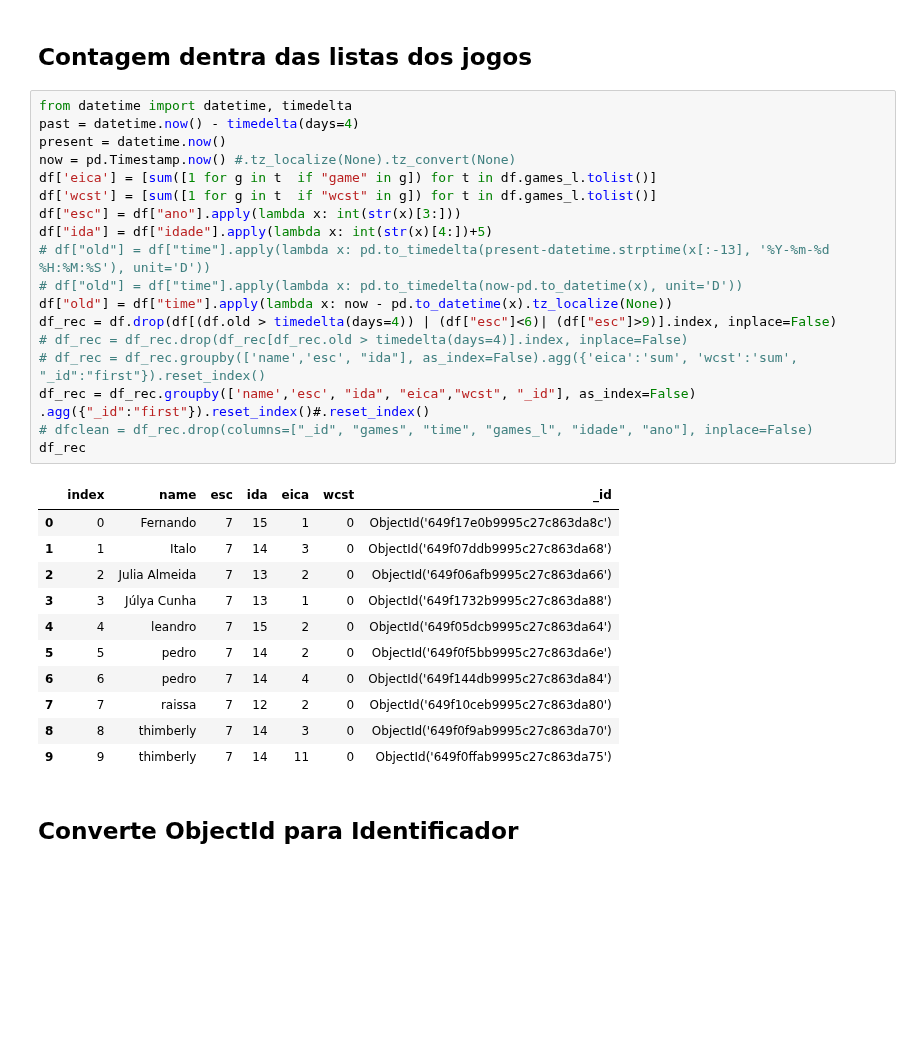
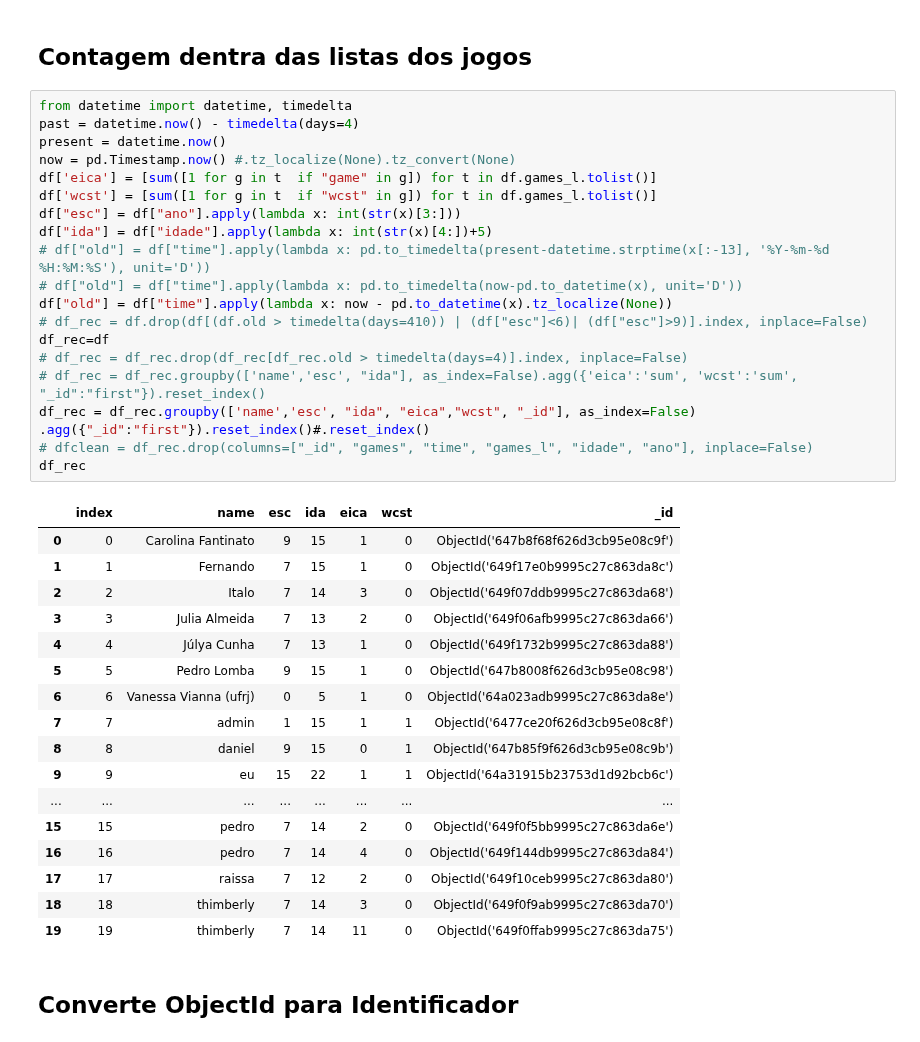
Before and after one commit to labase/data_edu, a Jupyter notebook: alite/alite_personal_stats.ipynb, the cells around one changed output. Drawn from its saved outputs; the diff is of its cells as text; blank space fills up the shorter version.

```diff
--- a/alite/alite_personal_stats.ipynb
+++ b/alite/alite_personal_stats.ipynb
@@ -77,33 +83,40 @@ df
 # %%
 from datetime import datetime, timedelta
 past = datetime.now() - timedelta(days=4)
 present = datetime.now()
 now = pd.Timestamp.now() #.tz_localize(None).tz_convert(None)
 df['eica'] = [sum([1 for g in t  if "game" in g]) for t in df.games_l.tolist()]
 df['wcst'] = [sum([1 for g in t  if "wcst" in g]) for t in df.games_l.tolist()]
 df["esc"] = df["ano"].apply(lambda x: int(str(x)[3:]))
 df["ida"] = df["idade"].apply(lambda x: int(str(x)[4:])+5)
 # df["old"] = df["time"].apply(lambda x: pd.to_timedelta(present-datetime.strptime(x[:-13], '%Y-%m-%d %H:%M:%S'), unit='D'))
 # df["old"] = df["time"].apply(lambda x: pd.to_timedelta(now-pd.to_datetime(x), unit='D'))
 df["old"] = df["time"].apply(lambda x: now - pd.to_datetime(x).tz_localize(None))
-df_rec = df.drop(df[(df.old > timedelta(days=4)) | (df["esc"]<6)| (df["esc"]>9)].index, inplace=False)
+# df_rec = df.drop(df[(df.old > timedelta(days=410)) | (df["esc"]<6)| (df["esc"]>9)].index, inplace=False)
+df_rec=df
 # df_rec = df_rec.drop(df_rec[df_rec.old > timedelta(days=4)].index, inplace=False)
 # df_rec = df_rec.groupby(['name','esc', "ida"], as_index=False).agg({'eica':'sum', 'wcst':'sum', "_id":"first"}).reset_index()
 df_rec = df_rec.groupby(['name','esc', "ida", "eica","wcst", "_id"], as_index=False) .agg({"_id":"first"}).reset_index()#.reset_index()
 # dfclean = df_rec.drop(columns=["_id", "games", "time", "games_l", "idade", "ano"], inplace=False)
 df_rec
 # %% [output]
 |  | index | name | esc | ida | eica | wcst | _id |
-| 0 | 0 | Fernando | 7 | 15 | 1 | 0 | ObjectId('649f17e0b9995c27c863da8c') |
-| 1 | 1 | Italo | 7 | 14 | 3 | 0 | ObjectId('649f07ddb9995c27c863da68') |
-| 2 | 2 | Julia Almeida | 7 | 13 | 2 | 0 | ObjectId('649f06afb9995c27c863da66') |
-| 3 | 3 | Júlya Cunha | 7 | 13 | 1 | 0 | ObjectId('649f1732b9995c27c863da88') |
-| 4 | 4 | leandro | 7 | 15 | 2 | 0 | ObjectId('649f05dcb9995c27c863da64') |
-| 5 | 5 | pedro | 7 | 14 | 2 | 0 | ObjectId('649f0f5bb9995c27c863da6e') |
-| 6 | 6 | pedro | 7 | 14 | 4 | 0 | ObjectId('649f144db9995c27c863da84') |
-| 7 | 7 | raissa | 7 | 12 | 2 | 0 | ObjectId('649f10ceb9995c27c863da80') |
-| 8 | 8 | thimberly | 7 | 14 | 3 | 0 | ObjectId('649f0f9ab9995c27c863da70') |
-| 9 | 9 | thimberly | 7 | 14 | 11 | 0 | ObjectId('649f0ffab9995c27c863da75') |
+| 0 | 0 | Carolina Fantinato | 9 | 15 | 1 | 0 | ObjectId('647b8f68f626d3cb95e08c9f') |
+| 1 | 1 | Fernando | 7 | 15 | 1 | 0 | ObjectId('649f17e0b9995c27c863da8c') |
+| 2 | 2 | Italo | 7 | 14 | 3 | 0 | ObjectId('649f07ddb9995c27c863da68') |
+| 3 | 3 | Julia Almeida | 7 | 13 | 2 | 0 | ObjectId('649f06afb9995c27c863da66') |
+| 4 | 4 | Júlya Cunha | 7 | 13 | 1 | 0 | ObjectId('649f1732b9995c27c863da88') |
+| 5 | 5 | Pedro Lomba | 9 | 15 | 1 | 0 | ObjectId('647b8008f626d3cb95e08c98') |
+| 6 | 6 | Vanessa Vianna (ufrj) | 0 | 5 | 1 | 0 | ObjectId('64a023adb9995c27c863da8e') |
+| 7 | 7 | admin | 1 | 15 | 1 | 1 | ObjectId('6477ce20f626d3cb95e08c8f') |
+| 8 | 8 | daniel | 9 | 15 | 0 | 1 | ObjectId('647b85f9f626d3cb95e08c9b') |
+| 9 | 9 | eu | 15 | 22 | 1 | 1 | ObjectId('64a31915b23753d1d92bcb6c') |
+| ... | ... | ... | ... | ... | ... | ... | ... |
+| 15 | 15 | pedro | 7 | 14 | 2 | 0 | ObjectId('649f0f5bb9995c27c863da6e') |
+| 16 | 16 | pedro | 7 | 14 | 4 | 0 | ObjectId('649f144db9995c27c863da84') |
+| 17 | 17 | raissa | 7 | 12 | 2 | 0 | ObjectId('649f10ceb9995c27c863da80') |
+| 18 | 18 | thimberly | 7 | 14 | 3 | 0 | ObjectId('649f0f9ab9995c27c863da70') |
+| 19 | 19 | thimberly | 7 | 14 | 11 | 0 | ObjectId('649f0ffab9995c27c863da75') |
 # %% [markdown]
 ## Converte ObjectId para Identificador
 # %%
```
Also changed, not shown: parts of 6 cells of this notebook.
